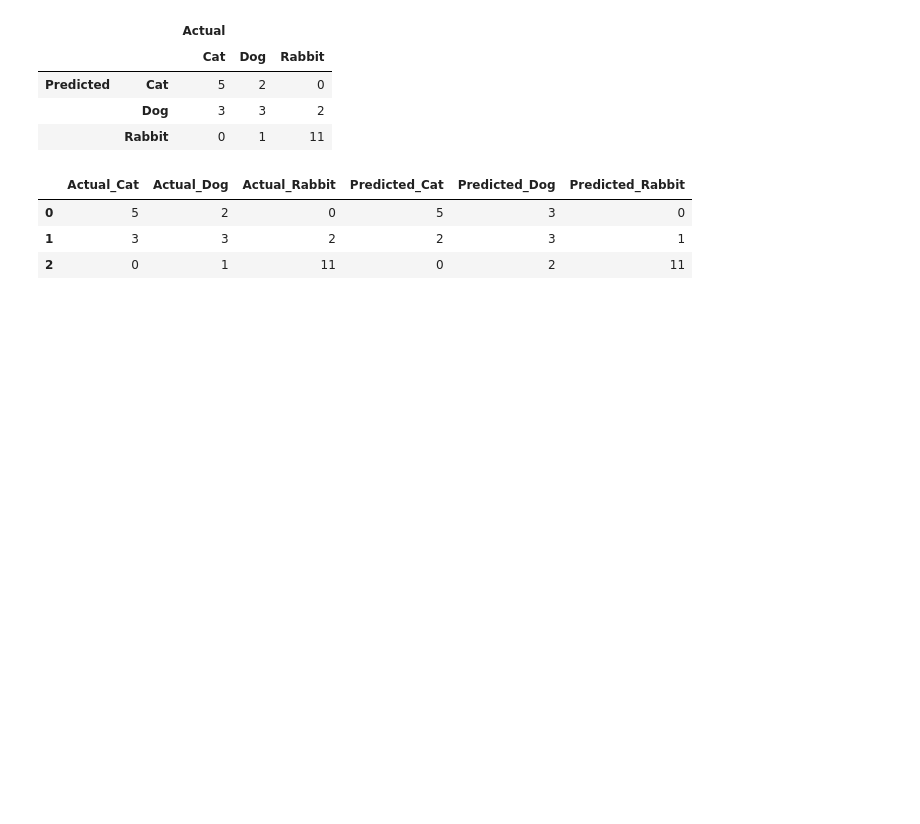
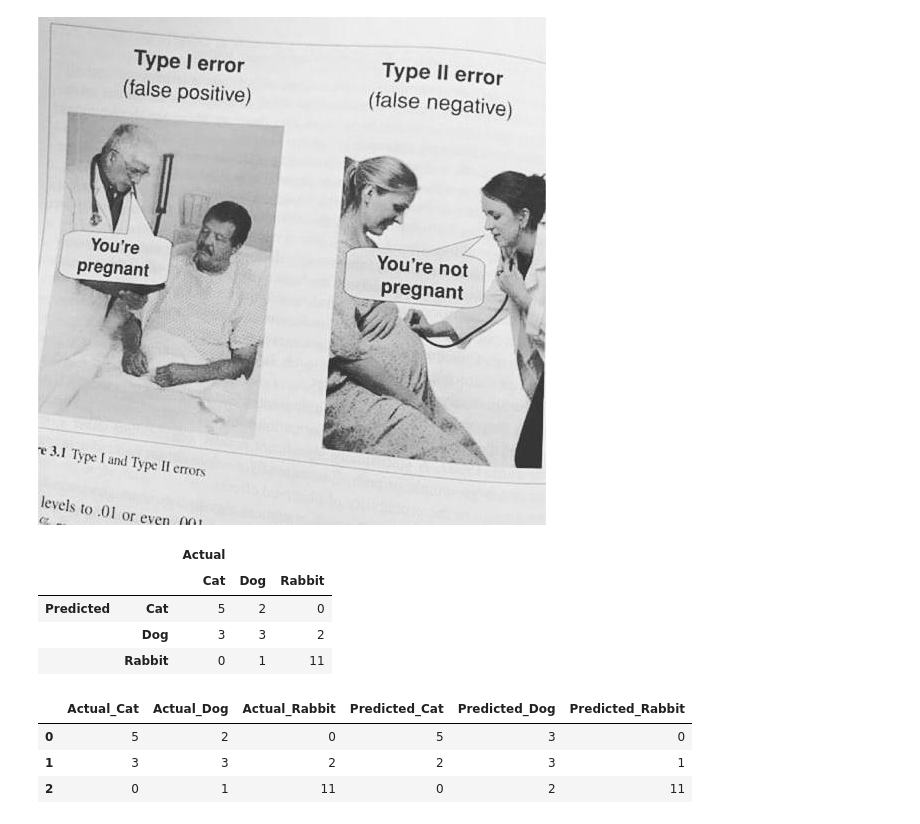
Before and after one commit to pmleffers/ConfusionMatrix, a Jupyter notebook: Confusion Matrix.ipynb, the cells around one changed output. Cells and saved outputs as stored; diff of their text form; code cells hidden in the pictures; blank space fills up the shorter version.

```diff
--- a/Confusion Matrix.ipynb
+++ b/Confusion Matrix.ipynb
@@ -1,3 +1,8 @@
+# %%
+from IPython.display import Image
+Image("confusionpic.jpg")
+# %% [output]
+[figure, added]
 # %%
 from numpy.random import randn
 import numpy as np
```
